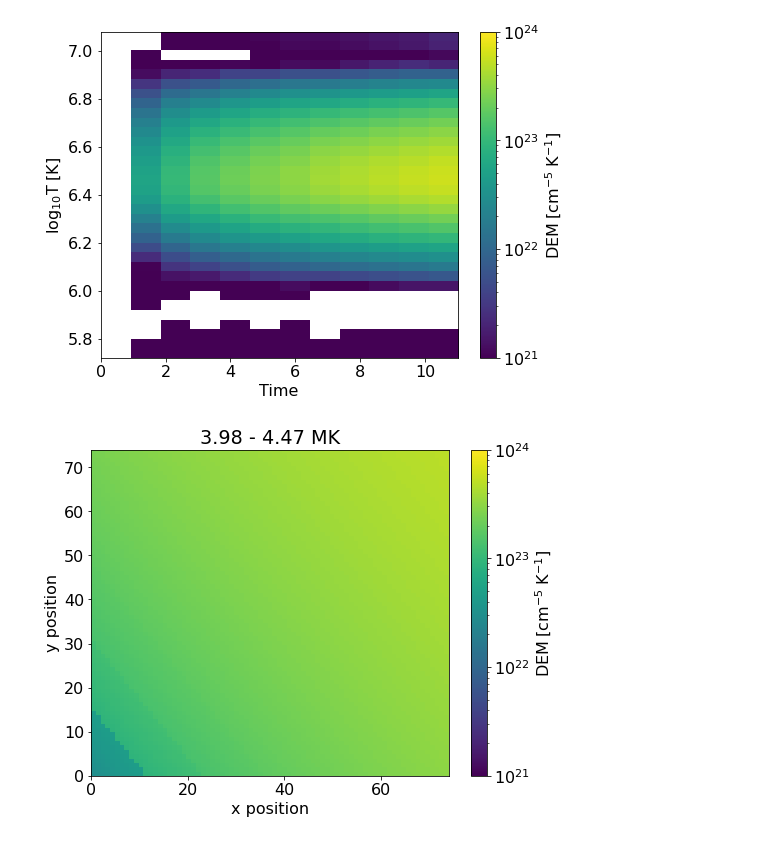
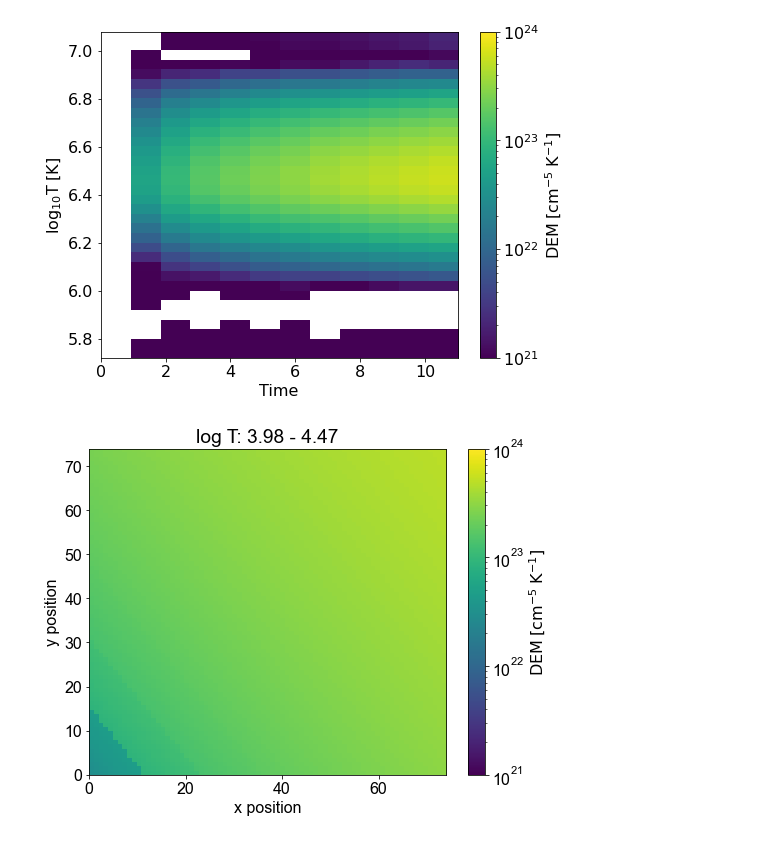
Before and after one commit to ianan/demreg, a Jupyter notebook: python/example_demregpy_aiasyn.ipynb, the cells around one changed output. Cells and saved outputs as stored; diff of their text form; code cells hidden in the pictures.

```diff
--- a/python/example_demregpy_aiasyn.ipynb
+++ b/python/example_demregpy_aiasyn.ipynb
@@ -430,16 +433,17 @@ dem2d,edem2d,elogt2d,chisq2d,dn_reg2d=dn2dem_pos(dn_in2d,edn_in2d,trmatrix,tresp
 # %%
 # Can now plot DEM maps - DEM as a function of x,y for some chosen logT range
 t_id=20
 fig,ax = plt.subplots(figsize=(8, 6))
 plt.imshow(dem2d[:,:,t_id].T,aspect='auto',origin='lower',norm=matplotlib.colors.LogNorm(vmin=1e21, vmax=1e24),\
            extent=[0,nx-1,0,ny-1])
 plt.ylabel('y position')
 plt.xlabel('x position')
-plt.title("{0:.2f} - {1:.2f} MK".format(temps[t_id]*1e-6,temps[t_id+1]*1e-6))
+
+plt.title(f'log T: {temps[t_id]*1e-6:.2f} - {temps[t_id+1]*1e-6:.2f}')
 plt.colorbar(label='$\mathrm{DEM\;[cm^{-5}\;K^{-1}]}$')
 plt.show()
 # %% [output]
-[figure, old version]
+[figure, new version]
 # %%
 #  Too many T bins to show easily so combine every, say 4, together
 nt=len(dem2d[0,0,:])
```
Also changed, not shown: parts of 2 cells of this notebook.
